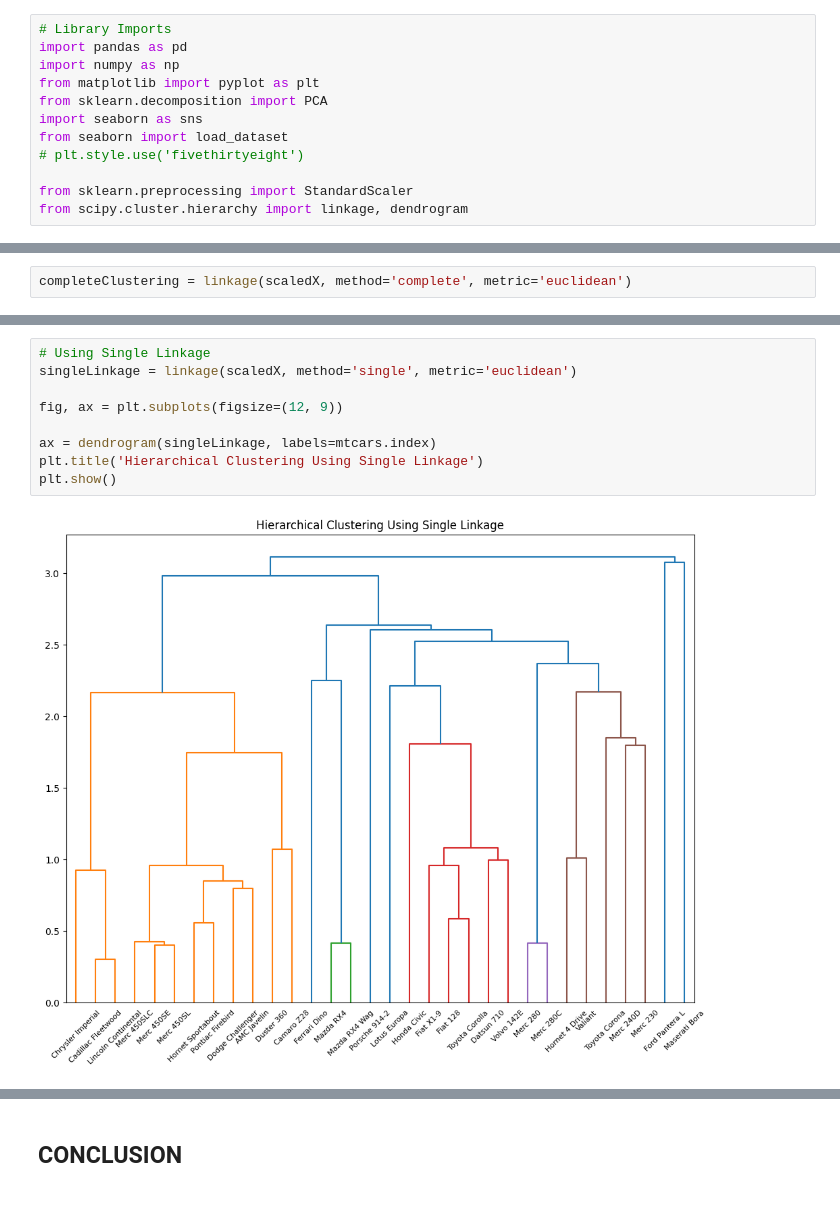
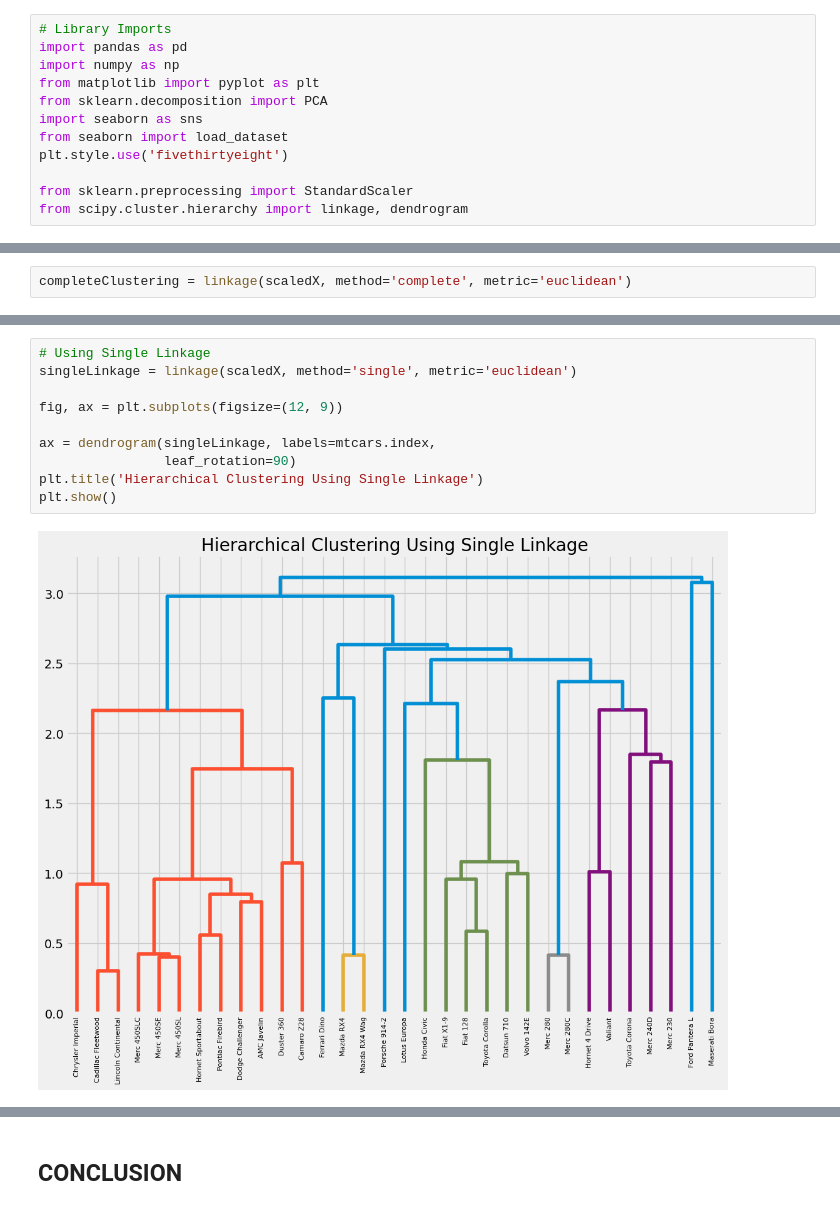
Before and after one commit to pnjoki/PCA-and-Clustering-with-Python, a Jupyter notebook: core.ipynb, the cells around one changed output, grey strips where cells are left out. Cells and saved outputs as stored; diff of their text form.

```diff
--- a/core.ipynb
+++ b/core.ipynb
@@ -12,7 +26,7 @@ from matplotlib import pyplot as plt
 from sklearn.decomposition import PCA
 import seaborn as sns
 from seaborn import load_dataset
-# plt.style.use('fivethirtyeight')
+plt.style.use('fivethirtyeight')
 
 from sklearn.preprocessing import StandardScaler
 from scipy.cluster.hierarchy import linkage, dendrogram
@@ -340,14 +364,15 @@ plt.show()
 # %%
 # Using Single Linkage
 singleLinkage = linkage(scaledX, method='single', metric='euclidean')
 
 fig, ax = plt.subplots(figsize=(12, 9))
 
-ax = dendrogram(singleLinkage, labels=mtcars.index)
+ax = dendrogram(singleLinkage, labels=mtcars.index,
+                leaf_rotation=90)
 plt.title('Hierarchical Clustering Using Single Linkage')
 plt.show()
 # %% [output]
-[figure, old version]
+[figure, new version]
 # %%
 # Using Average Linkage Method
 
```
Also changed, not shown: parts of 23 cells of this notebook, 3 other files.
